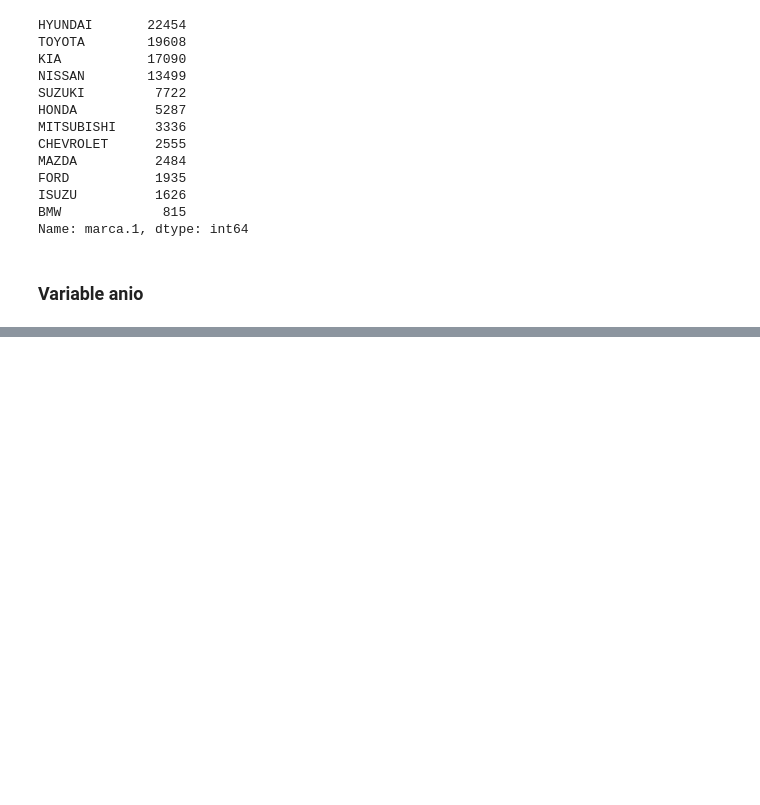
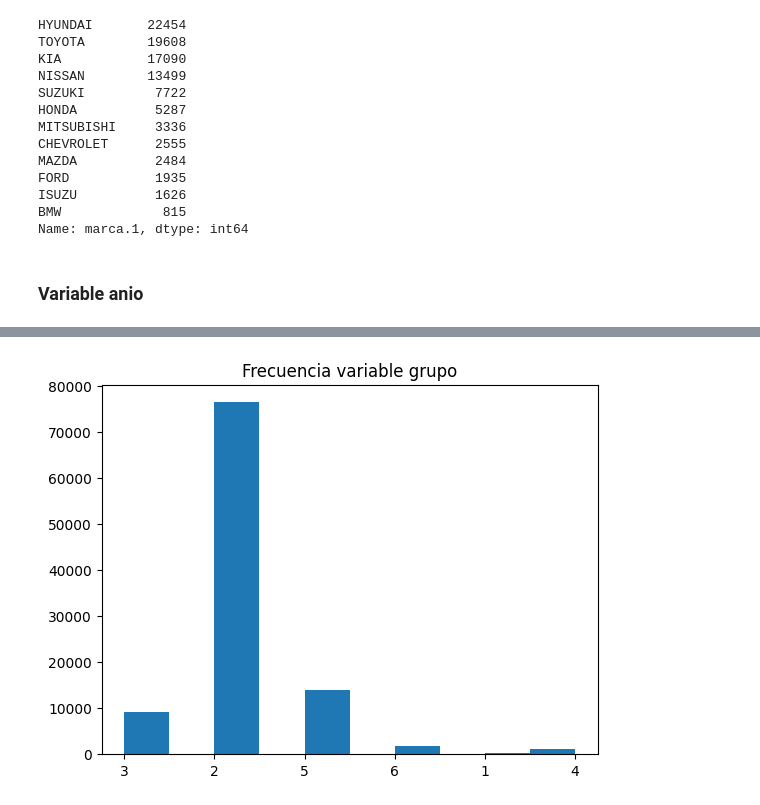
Before and after one commit to Oriojas/test_ia_incidents_cars, a Jupyter notebook: eda_clean_data.ipynb, the cells around one changed output, grey strips where cells are left out. Saved outputs shown, nothing was run; the diff lists cells and outputs as text; code cells hidden in the pictures; blank space fills up the shorter version.

```diff
--- a/eda_clean_data.ipynb
+++ b/eda_clean_data.ipynb
@@ -215,0 +306,11 @@ Name: marca.1, dtype: int64
+# %%
+df["grupo"] = df["grupo"].astype(str)
+# %%
+df["subgrupo"] = df["subgrupo"].astype(str)
+# %%
+plt.Figure(figsize=(8, 6))
+plt.hist(df["grupo"])
+plt.title("Frecuencia variable grupo")
+plt.show()
+# %% [output]
+[figure, added]
```
Also changed, not shown: parts of 21 cells of this notebook, 1 other file.
